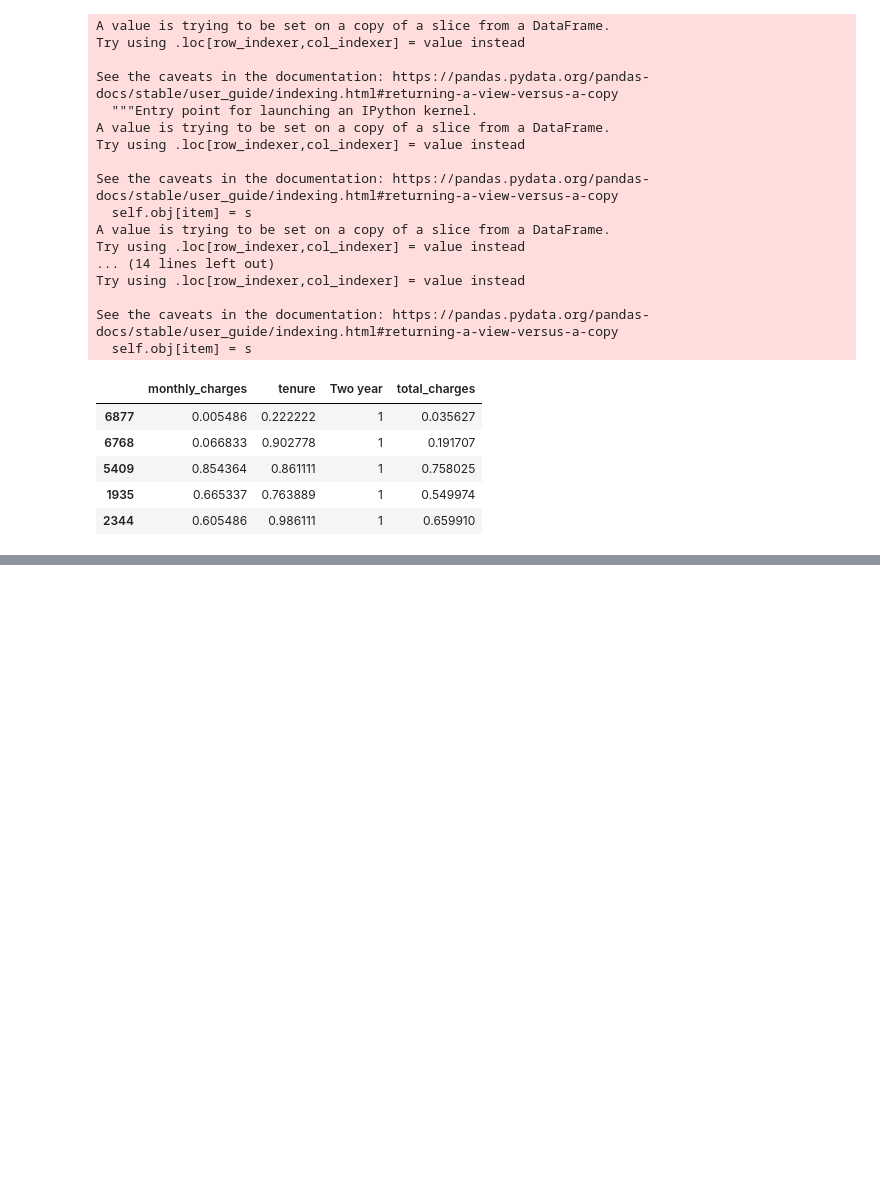
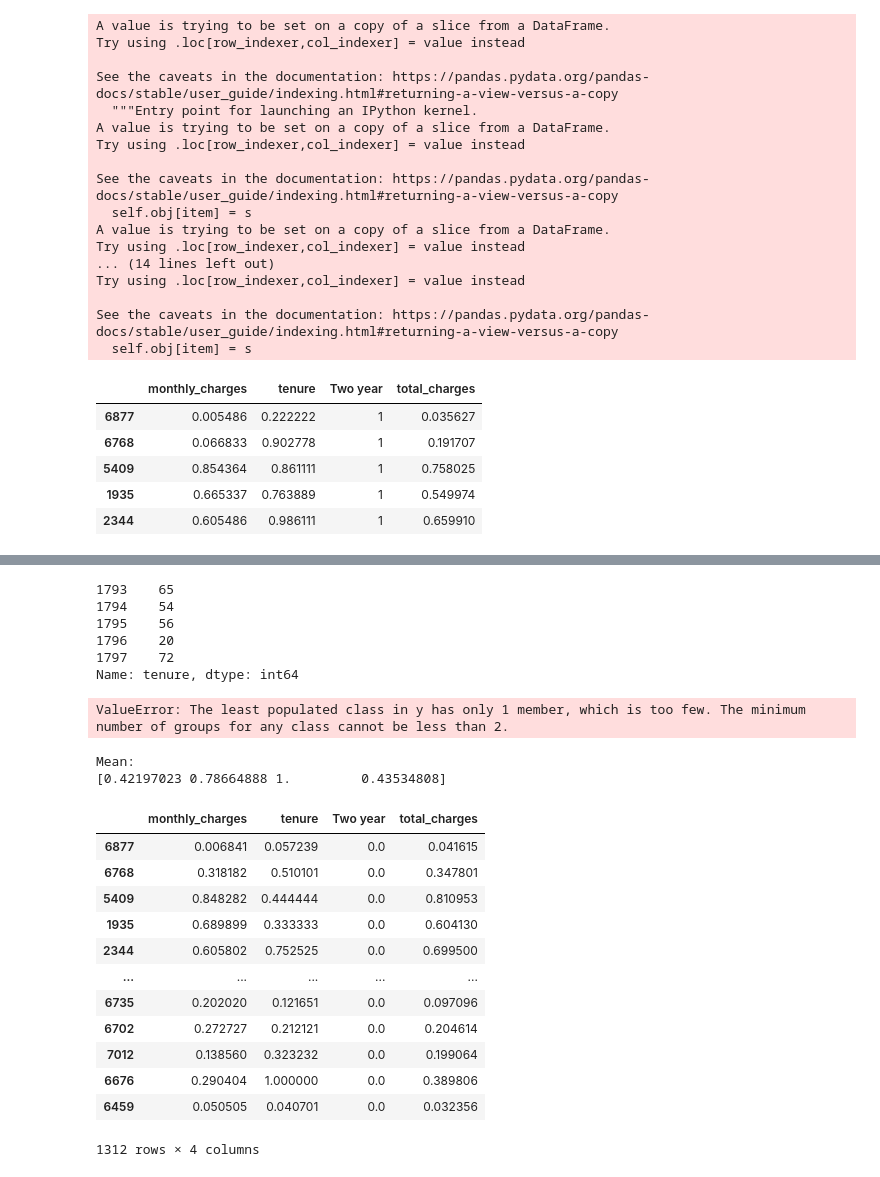
Before and after one commit to matt-c-knight/regression_exercises, a Jupyter notebook: split_scale.ipynb, the cells around one changed output, grey strips where cells are left out. Cells and saved outputs as stored; diff of their text form; code cells hidden in the pictures; blank space fills up the shorter version.

```diff
--- a/split_scale.ipynb
+++ b/split_scale.ipynb
@@ -70,0 +86,13 @@ train.head()
+# %%
+df.tenure.head()
+# %% [output]
+1793    65
+1794    54
+1795    56
+1796    20
+1797    72
+Name: tenure, dtype: int64
+# %%
+train, validate, test = split_scale.split_my_data(df)
+# %% [output]
+ValueError: The least populated class in y has only 1 member, which is too few. The minimum number of groups for any class cannot be less than 2.
@@ -70,0 +101,24 @@ train.head()
+# %%
+print("Mean:")
+print(scaler.mean_)
+# %% [output]
+Mean:
+[0.42197023 0.78664888 1.         0.43534808]
+# %%
+train_scaled, test_scaled = split_scale.uniform_scaler(train, test)
+# %%
+train_scaled
+# %% [output]
+|  | monthly_charges | tenure | Two year | total_charges |
+| 6877 | 0.006841 | 0.057239 | 0.0 | 0.041615 |
+| 6768 | 0.318182 | 0.510101 | 0.0 | 0.347801 |
+| 5409 | 0.848282 | 0.444444 | 0.0 | 0.810953 |
+| 1935 | 0.689899 | 0.333333 | 0.0 | 0.604130 |
+| 2344 | 0.605802 | 0.752525 | 0.0 | 0.699500 |
+| ... | ... | ... | ... | ... |
+| 6735 | 0.202020 | 0.121651 | 0.0 | 0.097096 |
+| 6702 | 0.272727 | 0.212121 | 0.0 | 0.204614 |
+| 7012 | 0.138560 | 0.323232 | 0.0 | 0.199064 |
+| 6676 | 0.290404 | 1.000000 | 0.0 | 0.389806 |
+| 6459 | 0.050505 | 0.040701 | 0.0 | 0.032356 |
+1312 rows × 4 columns
```
Also changed, not shown: parts of 11 cells of this notebook, 1 other file.
